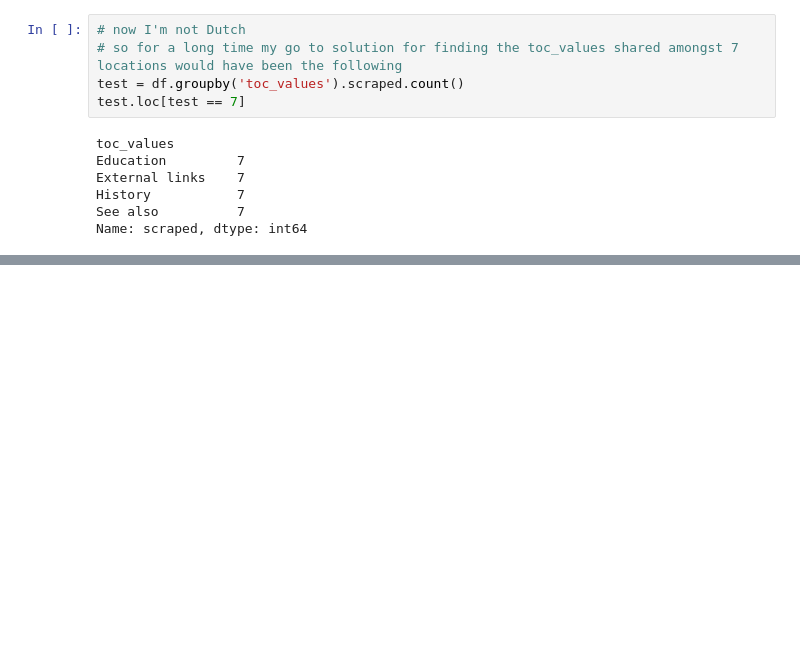
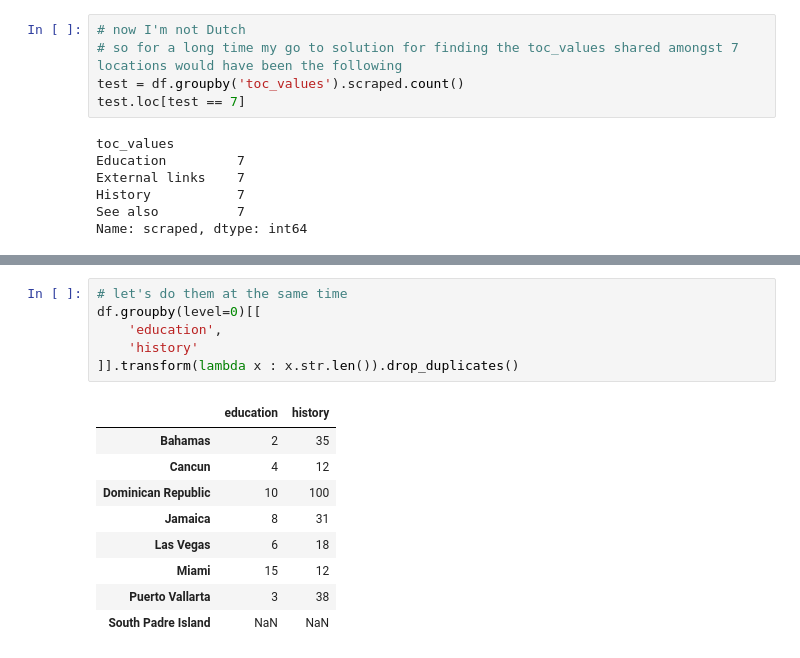
Before and after one commit to it176131/Presentations, a Jupyter notebook: Analytics_Learning_Lab_2019Q1.ipynb, the cells around one changed output, grey strips where cells are left out. Saved outputs shown, nothing was run; the diff lists cells and outputs as text; blank space fills up the shorter version.

```diff
--- a/Analytics_Learning_Lab_2019Q1.ipynb
+++ b/Analytics_Learning_Lab_2019Q1.ipynb
@@ -1077,0 +1156,16 @@ The University of The Bahamas (UB) is the national higher education/tertiary sys
+# %%
+# let's do them at the same time
+df.groupby(level=0)[[
+    'education',
+    'history'
+]].transform(lambda x : x.str.len()).drop_duplicates()
+# %% [output]
+|  | education | history |
+| Bahamas | 2 | 35 |
+| Cancun | 4 | 12 |
+| Dominican Republic | 10 | 100 |
+| Jamaica | 8 | 31 |
+| Las Vegas | 6 | 18 |
+| Miami | 15 | 12 |
+| Puerto Vallarta | 3 | 38 |
+| South Padre Island | NaN | NaN |
```
Also changed, not shown: parts of 32 cells of this notebook.
